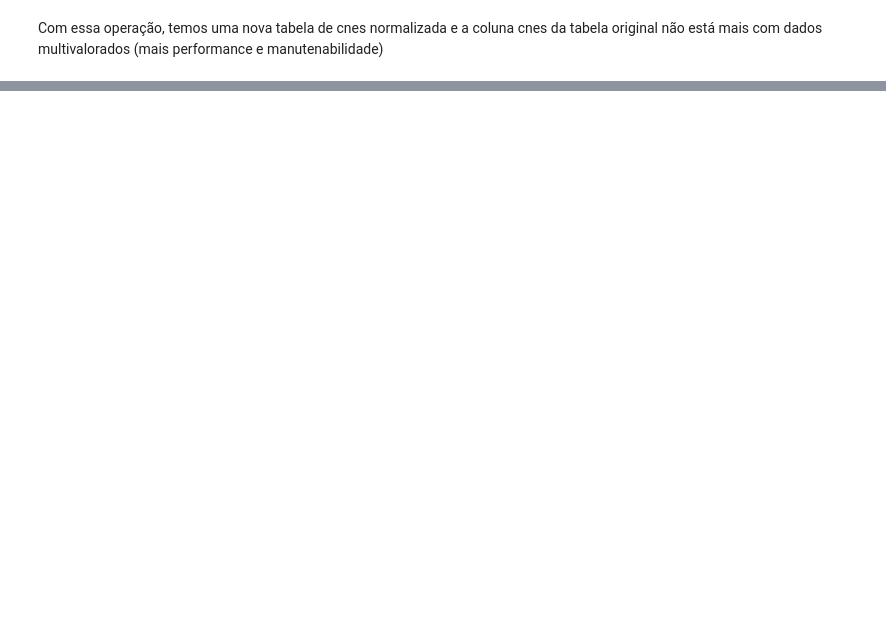
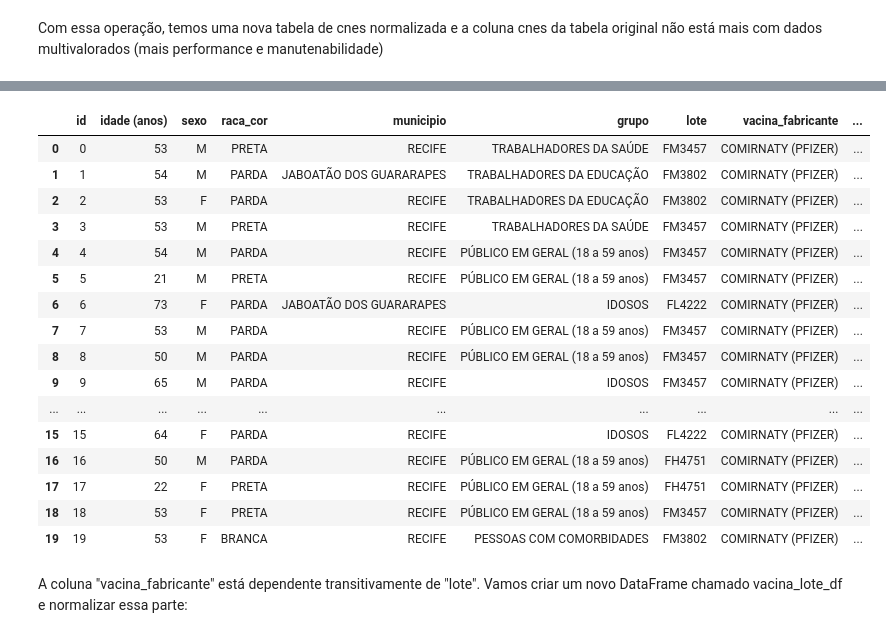
Before and after one commit to ZeusX7/data-pipeline-etl-and-elt, a Jupyter notebook: covid-19-etl.ipynb, the cells around one changed output, grey strips where cells are left out. Saved outputs shown, nothing was run; the diff lists cells and outputs as text; code cells hidden in the pictures; blank space fills up the shorter version.

```diff
--- a/covid-19-etl.ipynb
+++ b/covid-19-etl.ipynb
@@ -263,0 +311,28 @@ Com essa operação, temos uma nova tabela de cnes normalizada e a coluna cnes d
+# %%
+#Já que a coluna 'sexo' possui apenas dois valores possíveis, vamos normalizar esses valores para 'F' e 'M'
+# e remover espaços em branco
+df["sexo"] = df["sexo"].str.strip().str.upper().replace({
+    "FEMININO": "F",
+    "MASCULINO": "M"
+})
+df.head(20)
+# %% [output]
+|  | id | idade (anos) | sexo | raca_cor | municipio | grupo | lote | vacina_fabricante | ... |
+| 0 | 0 | 53 | M | PRETA | RECIFE | TRABALHADORES DA SAÚDE | FM3457 | COMIRNATY (PFIZER) | ... |
+| 1 | 1 | 54 | M | PARDA | JABOATÃO DOS GUARARAPES | TRABALHADORES DA EDUCAÇÃO | FM3802 | COMIRNATY (PFIZER) | ... |
+| 2 | 2 | 53 | F | PARDA | RECIFE | TRABALHADORES DA EDUCAÇÃO | FM3802 | COMIRNATY (PFIZER) | ... |
+| 3 | 3 | 53 | M | PRETA | RECIFE | TRABALHADORES DA SAÚDE | FM3457 | COMIRNATY (PFIZER) | ... |
+| 4 | 4 | 54 | M | PARDA | RECIFE | PÚBLICO EM GERAL (18 a 59 anos) | FM3457 | COMIRNATY (PFIZER) | ... |
+| 5 | 5 | 21 | M | PRETA | RECIFE | PÚBLICO EM GERAL (18 a 59 anos) | FM3457 | COMIRNATY (PFIZER) | ... |
+| 6 | 6 | 73 | F | PARDA | JABOATÃO DOS GUARARAPES | IDOSOS | FL4222 | COMIRNATY (PFIZER) | ... |
+| 7 | 7 | 53 | M | PARDA | RECIFE | PÚBLICO EM GERAL (18 a 59 anos) | FM3457 | COMIRNATY (PFIZER) | ... |
+| 8 | 8 | 50 | M | PARDA | RECIFE | PÚBLICO EM GERAL (18 a 59 anos) | FM3457 | COMIRNATY (PFIZER) | ... |
+| 9 | 9 | 65 | M | PARDA | RECIFE | IDOSOS | FM3457 | COMIRNATY (PFIZER) | ... |
+| ... | ... | ... | ... | ... | ... | ... | ... | ... | ... |
+| 15 | 15 | 64 | F | PARDA | RECIFE | IDOSOS | FL4222 | COMIRNATY (PFIZER) | ... |
+| 16 | 16 | 50 | M | PARDA | RECIFE | PÚBLICO EM GERAL (18 a 59 anos) | FH4751 | COMIRNATY (PFIZER) | ... |
+| 17 | 17 | 22 | F | PRETA | RECIFE | PÚBLICO EM GERAL (18 a 59 anos) | FH4751 | COMIRNATY (PFIZER) | ... |
+| 18 | 18 | 53 | F | PRETA | RECIFE | PÚBLICO EM GERAL (18 a 59 anos) | FM3457 | COMIRNATY (PFIZER) | ... |
+| 19 | 19 | 53 | F | BRANCA | RECIFE | PESSOAS COM COMORBIDADES | FM3802 | COMIRNATY (PFIZER) | ... |
+# %% [markdown]
+A coluna "vacina_fabricante" está dependente transitivamente de "lote". Vamos criar um novo DataFrame chamado vacina_lote_df e normalizar essa parte:
```
Also changed, not shown: parts of 17 cells of this notebook.
